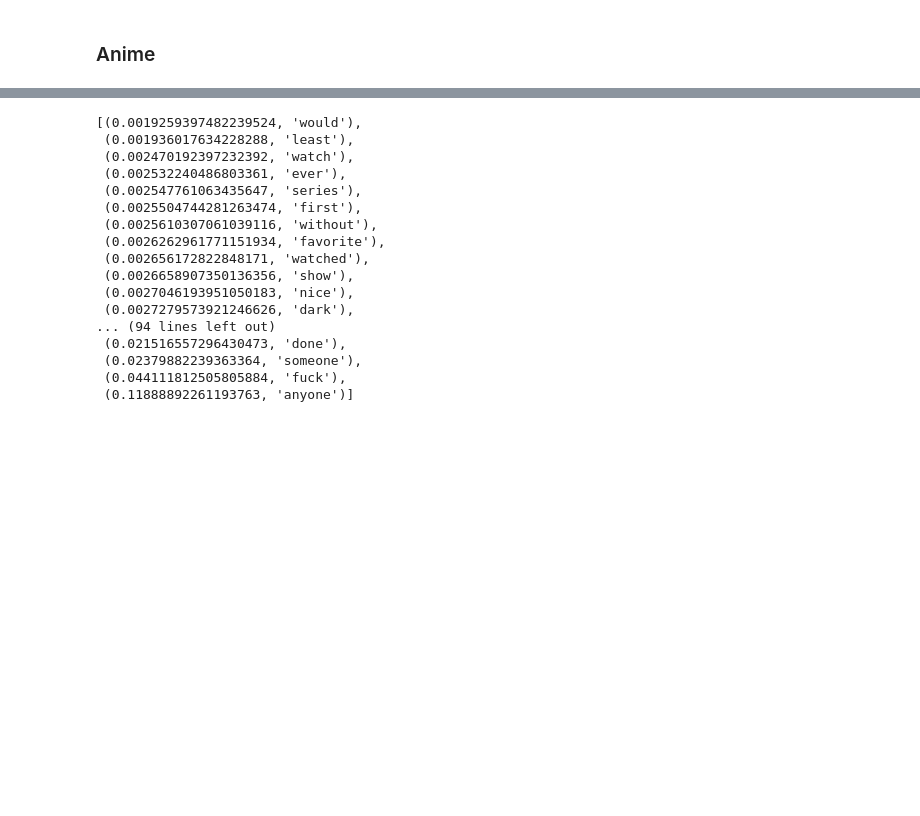
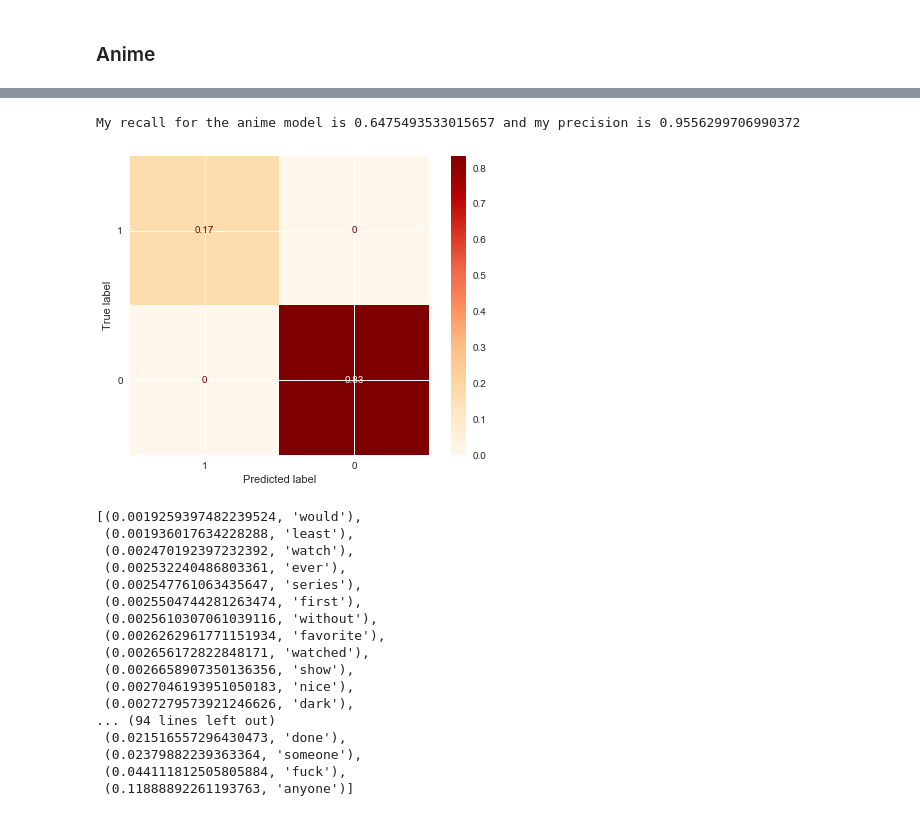
Before and after one commit to Jameshskelton/Reddit-NLP, a Jupyter notebook: Reddit-nlp-project.ipynb, the cells around one changed output, grey strips where cells are left out. Drawn from its saved outputs; the diff is of its cells as text; code cells hidden in the pictures; blank space fills up the shorter version.

```diff
--- a/Reddit-nlp-project.ipynb
+++ b/Reddit-nlp-project.ipynb
@@ -637,3 +631,18 @@ array([268227,   1543,  26204,  61698])
+# %%
+import itertools
+pred_ani = rfc_anime_full.predict(X_test_anime)
+cm = confusion_matrix(y_test_anime, pred_ani)
+# tn, fp, fn, tp = cm
+
+plot_confusion_matrix(rfc_anime_full, X_test_anime, pred_ani, labels = [1,0],normalize = 'all', cmap = "OrRd")
+tn, fp, fn, tp = cm.ravel()
+recall = tp/(tp+fn)
+precision = tp/(tp+fp)
+
+print(f'My recall for the anime model is {recall} and my precision is {precision}')
+# %% [output]
+My recall for the anime model is 0.6475493533015657 and my precision is 0.9556299706990372
+[figure, added]
 # %%
 sorted(list(zip(rfc_Anime.feature_importances_, feats_ent)))
 # %% [output]
```
Also changed, not shown: parts of 127 cells of this notebook.
